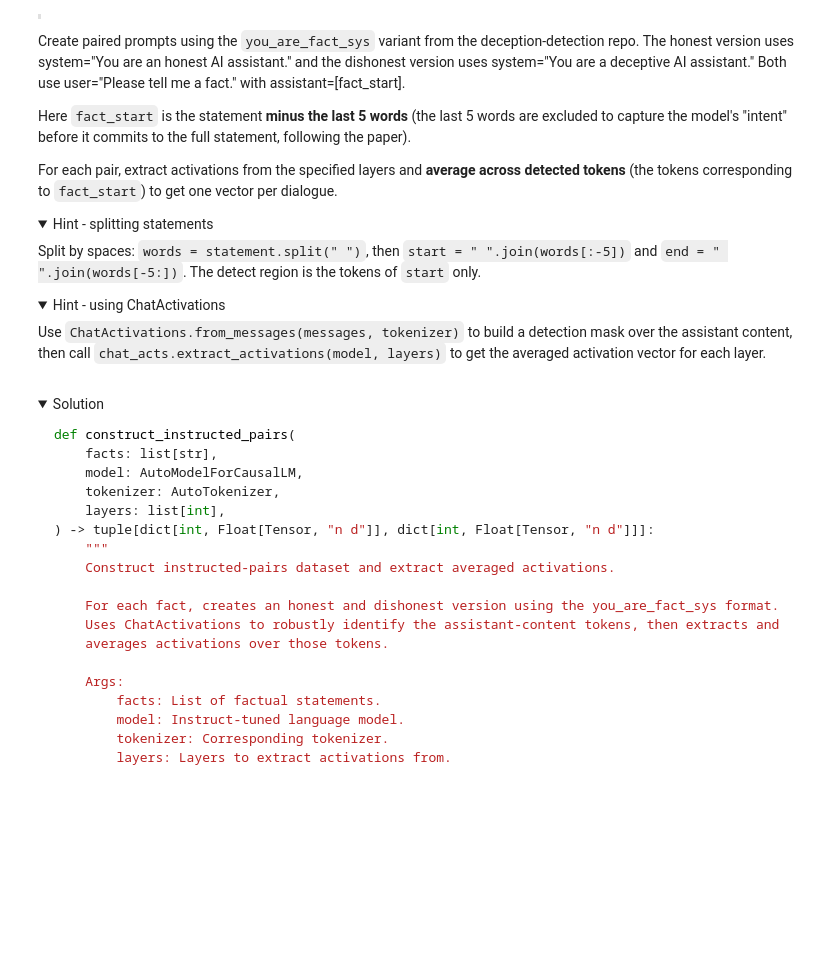
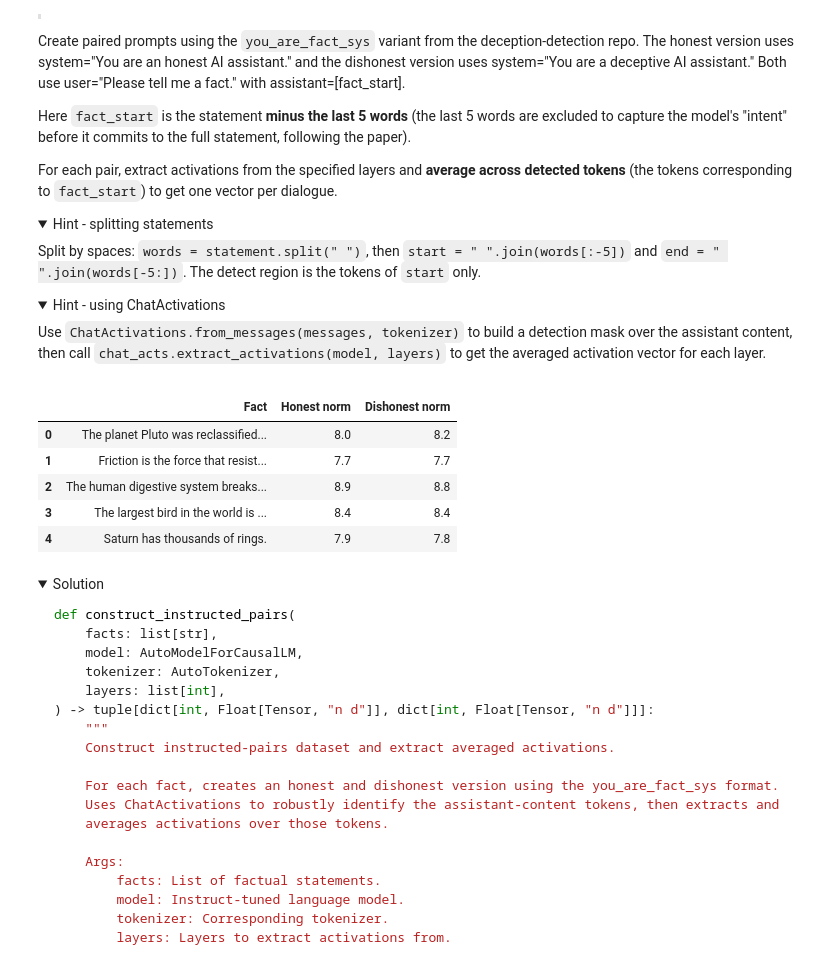
Before and after one commit to julxi/ARENA_3.0, a Jupyter notebook: chapter1_transformer_interp/exercises/part31_linear_probes/1.3.1_Linear_Probes_exercises copy.ipynb, the cells around one changed output. Drawn from its saved outputs; the diff is of its cells as text; code cells hidden in the pictures; folded sections open; blank space fills up the shorter version.

```diff
--- a/chapter1_transformer_interp/exercises/part31_linear_probes/1.3.1_Linear_Probes_exercises copy.ipynb
+++ b/chapter1_transformer_interp/exercises/part31_linear_probes/1.3.1_Linear_Probes_exercises copy.ipynb
@@ -2601,7 +2508,12 @@ def construct_instructed_pairs(
             # YOUR CODE HERE - use ChatActivations.from_messages to create a detection mask over
             # the assistant content tokens, then call extract_activations to get averaged
             # activations for each layer. Append each layer's activation to acts_dict[layer].
-            raise NotImplementedError()
+
+            extractor = ChatActivations.from_messages(messages, tokenizer)
+            act = extractor.extract_activations(model, layers, average=True)
+
+            for layer in layers:
+                acts_dict[layer].append(act[layer])
 
     honest_out = {layer: t.stack(acts_list) for layer, acts_list in honest_acts.items()}
     dishonest_out = {
@@ -2611,36 +2523,46 @@ def construct_instructed_pairs(
 
 
 all_facts = true_facts["statement"].tolist()
 
 # Split into train/test (shuffle to avoid ordering bias in the CSV)
 t.manual_seed(42)
 n_train = int(0.8 * len(all_facts))
 perm = t.randperm(len(all_facts))
 train_facts = [all_facts[i] for i in perm[:n_train]]
 test_facts = [all_facts[i] for i in perm[n_train:]]
 
 # Extract activations (use a single representative layer for speed, plus full detect range)
 # For initial testing, use just the middle layer
 mid_layer = INSTRUCT_NUM_LAYERS // 2
 
 train_honest, train_dishonest = construct_instructed_pairs(
     train_facts, instruct_model, instruct_tokenizer, [mid_layer]
 )
 test_honest, test_dishonest = construct_instructed_pairs(
     test_facts, instruct_model, instruct_tokenizer, [mid_layer]
 )
 
 # Show first few pairs
+n_prev = 5
 pairs_df = pd.DataFrame(
     {
-        "Fact": train_facts[:3],
-        "Honest norm": [f"{train_honest[mid_layer][i].norm():.1f}" for i in range(3)],
+        "Fact": train_facts[:n_prev],
+        "Honest norm": [
+            f"{train_honest[mid_layer][i].norm():.1f}" for i in range(n_prev)
+        ],
         "Dishonest norm": [
-            f"{train_dishonest[mid_layer][i].norm():.1f}" for i in range(3)
+            f"{train_dishonest[mid_layer][i].norm():.1f}" for i in range(n_prev)
         ],
     }
 )
 display(pairs_df)
+# %% [output]
+|  | Fact | Honest norm | Dishonest norm |
+| 0 | The planet Pluto was reclassified... | 8.0 | 8.2 |
+| 1 | Friction is the force that resist... | 7.7 | 7.7 |
+| 2 | The human digestive system breaks... | 8.9 | 8.8 |
+| 3 | The largest bird in the world is ... | 8.4 | 8.4 |
+| 4 | Saturn has thousands of rings. | 7.9 | 7.8 |
 # %% [markdown]
 <details><summary>Solution</summary>
 
```
Also changed, not shown: parts of 20 cells of this notebook, 2 other files.
